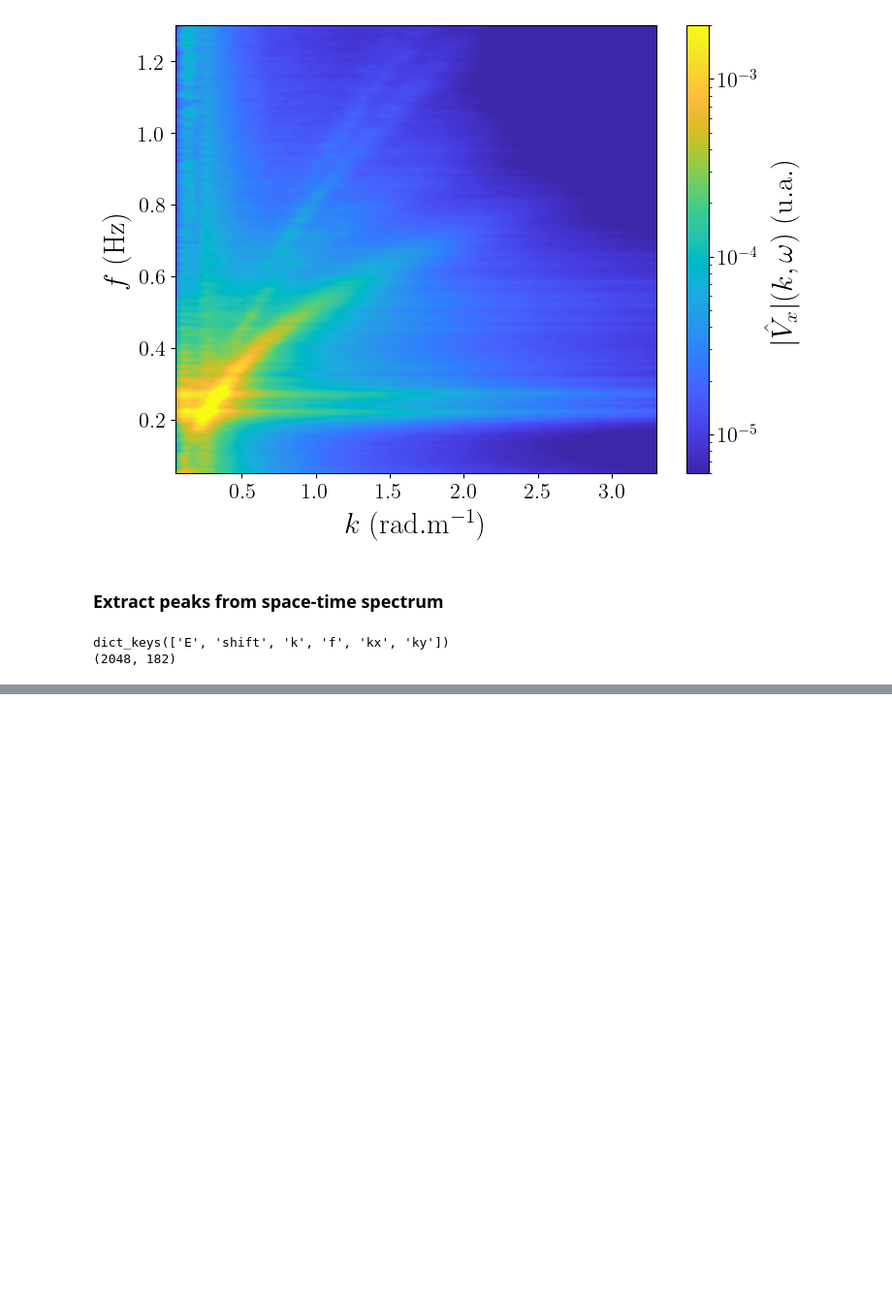
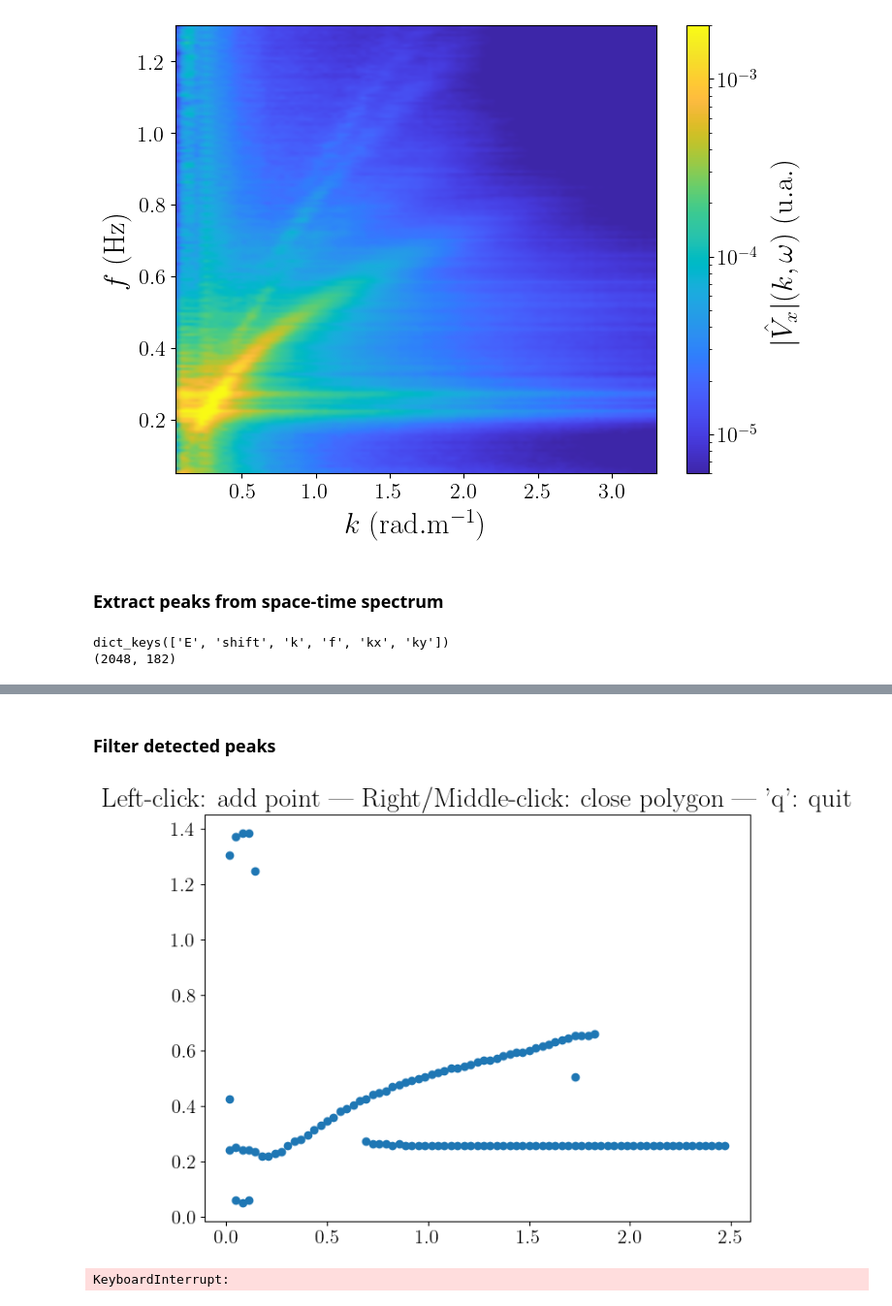
Before and after one commit to Turbotice/icewave, a Jupyter notebook: icewave/sebastien/BicWin2024/Notebook_attenuation_uz_ux.ipynb, the cells around one changed output, grey strips where cells are left out. Shown at 97% size. Drawn from its saved outputs; the diff is of its cells as text; code cells hidden in the pictures; blank space fills up the shorter version.

```diff
--- a/icewave/sebastien/BicWin2024/Notebook_attenuation_uz_ux.ipynb
+++ b/icewave/sebastien/BicWin2024/Notebook_attenuation_uz_ux.ipynb
@@ -335,3 +336,33 @@ y = 0.2197265625
 y = 0.25634765625
 2.469553637862659
 y = 0.25634765625
+# %% [markdown]
+### Filter detected peaks
+# %%
+set_graphs.set_matplotlib_param('single')
+filtered_x,filtered_y,filtered_properties = scatter_filter.interactive_scatter_filter(Speaks['k'], Speaks['f'],Speaks)
+
+fig, ax = plt.subplots()
+ax.plot(filtered_properties['k'],filtered_properties['f'],'o')
+c = ax.imshow(Efk['E'], cmap = parula_map , aspect = 'auto', norm = 'log', vmin = Amin,vmax = Amax,
+              origin = 'lower', interpolation = 'gaussian',
+              extent = (Efk['k'].min(),Efk['k'].max(),Efk['f'].min(),Efk['f'].max()))
+
+# ax.set_xscale('log')
+# ax.set_yscale('log')
+ax.set_xlim(kbounds)
+ax.set_ylim(fbounds)
+
+ax.set_xlabel(r'$k \; \mathrm{(rad.m^{-1})}$', labelpad = 5)
+ax.set_ylabel(r'$f \; \mathrm{(Hz)}$', labelpad = 5)
+
+cbar = plt.colorbar(c,ax = ax)
+cbar.set_label(r'$|\hat{V}_x| (k,\omega) \; \mathrm{(u.a.)}$',labelpad = 5)
+
+# save filtered_properties
+# file2save = f'{fig_folder}Filtered_peaks_respectto_f_fixed_k_{date}_{drone_ID}_{exp_ID}.h5'
+# rw.save_dict_to_h5(filtered_properties, file2save)
+# print('DONE.')
+# %% [output]
+[figure, added]
+KeyboardInterrupt:
```
Also changed, not shown: parts of 7 cells of this notebook, 3 other files.
